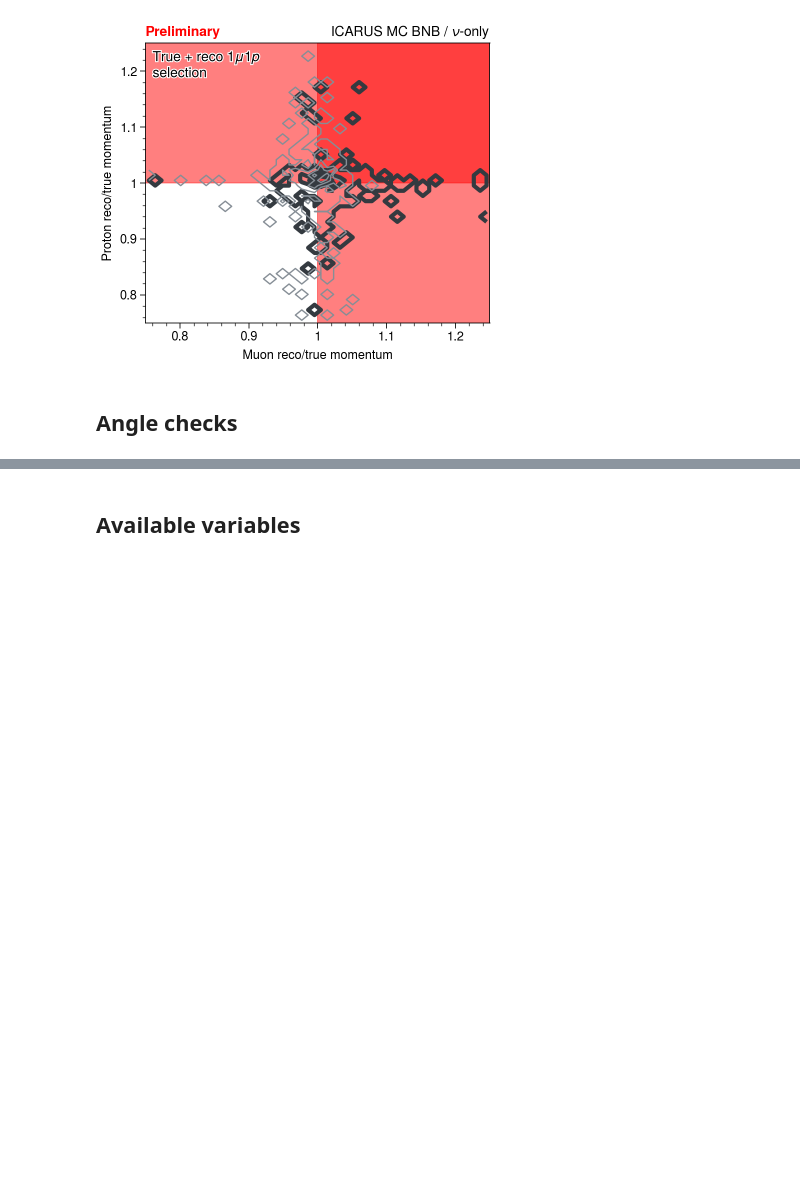
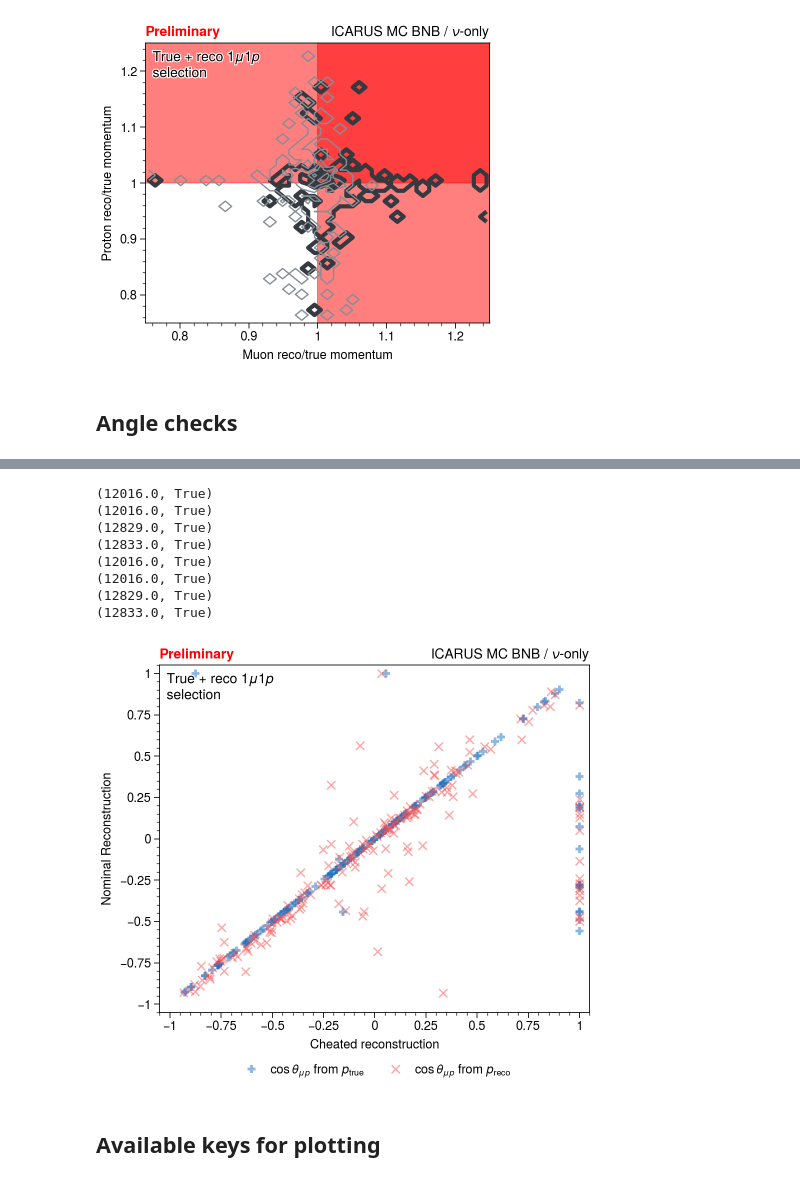
Before and after one commit to mattiasotgia/The_Empty_Hearse, a Jupyter notebook: notebooks/1µ1p_preliminary_reco-sim.ipynb, the cells around one changed output, grey strips where cells are left out. Cells and saved outputs as stored; diff of their text form; code cells hidden in the pictures; blank space fills up the shorter version.

```diff
--- a/notebooks/1µ1p_preliminary_reco-sim.ipynb
+++ b/notebooks/1µ1p_preliminary_reco-sim.ipynb
@@ -1152,5 +1242,70 @@ fig.savefig('P_reco_true_µp.pdf', bbox_inches='tight')
+# %%
+fig, ax = plot.subplots(
+    width=5, height=4.5, ncols=1, nrows=1,
+    titlecolor='k', share=False, grid=False, sharey='labs',
+    # titlesize=9,
+    rtitle='ICARUS MC BNB / $\\nu$-only',
+    ultitle='True + reco $1\\mu1p$\nselection'
+)
+
+true_dict = {
+    'color': 'blue8',
+    'lw': 2,
+    'ls': '-',
+    # 'fill': False,
+    # 'alpha': 1,
+    'label': '$\\cos\\theta_{\\mu p}$ from $p_\\text{true}$'
+}
+
+
+reco_dict = {
+    'color': 'red6',
+    'lw': 1,
+    'ls': '-',
+    # 'fill': False,
+    # 'alpha': 1,
+    'label': '$\\cos\\theta_{\\mu p}$ from $p_\\text{reco}$'
+}
+
+ax.set_title('Preliminary', color='r', loc='left', weight='bold')
+for data, properties, marker in zip(['CT3D_muon_leading_proton_from_trueP', 'CT3D_muon_leading_proton_from_rangeP'], [true_dict, reco_dict], '+x'):
+    both_event_ids = pd.merge(cheated_1u1p[(cheated_1u1p[data] > -2)].event, nominal_1u1p[(nominal_1u1p[data] > -2)].event, on='event').event
+    # both_event_ids = both_event_ids[(both_event_ids.event != 12016) & (both_event_ids.event != 12829) & (both_event_ids.event != 12833)].event
+    testA = zip(cheated_1u1p[cheated_1u1p.event.isin(both_event_ids)][['event', 'CT3D_muon_leading_proton_from_rangeP', 'CT3D_muon_leading_proton_from_trueP']].sort_values('event').event,
+                cheated_1u1p[cheated_1u1p.event.isin(both_event_ids)][['event', 'CT3D_muon_leading_proton_from_rangeP', 'CT3D_muon_leading_proton_from_trueP']].sort_values('event').event.duplicated())
+    testB = zip(nominal_1u1p[nominal_1u1p.event.isin(both_event_ids)][['event', 'CT3D_muon_leading_proton_from_rangeP', 'CT3D_muon_leading_proton_from_trueP']].sort_values('event').event,
+                nominal_1u1p[nominal_1u1p.event.isin(both_event_ids)][['event', 'CT3D_muon_leading_proton_from_rangeP', 'CT3D_muon_leading_proton_from_trueP']].sort_values('event').event.duplicated())
+    for a in testA:
+        if a[1]:
+            print(a)
+
+    for a in testB:
+        if a[1]:
+            print(a)
+
+    ax.scatter(
+        x=cheated_1u1p[cheated_1u1p.event.isin(both_event_ids) & (cheated_1u1p[data] > - 9000)][data],
+        y=nominal_1u1p[nominal_1u1p.event.isin(both_event_ids) & (nominal_1u1p[data] > - 9000)][data],
+        **properties, alpha=0.5, marker=marker
+    )
+
+ax.format(xlim=(-1.05, 1.05), ylim=(-1.05, 1.05))
+ax.format(xlabel='Cheated reconstruction', ylabel='Nominal Reconstruction')
+
+fig.legend(loc='b', ncols=2)
+fig.savefig('OA_cheated_nominal_comparison_µp.pdf', bbox_inches='tight')
+# %% [output]
+(12016.0, True)
+(12016.0, True)
+(12829.0, True)
+(12833.0, True)
+(12016.0, True)
+(12016.0, True)
+(12829.0, True)
+(12833.0, True)
+[figure, added]
 # %% [markdown]
-## Available variables
+## Available keys for plotting
 # %%
 cheated_1u1p.keys()
 # %% [output]
```
Also changed, not shown: parts of 14 cells of this notebook, 26 other files.
